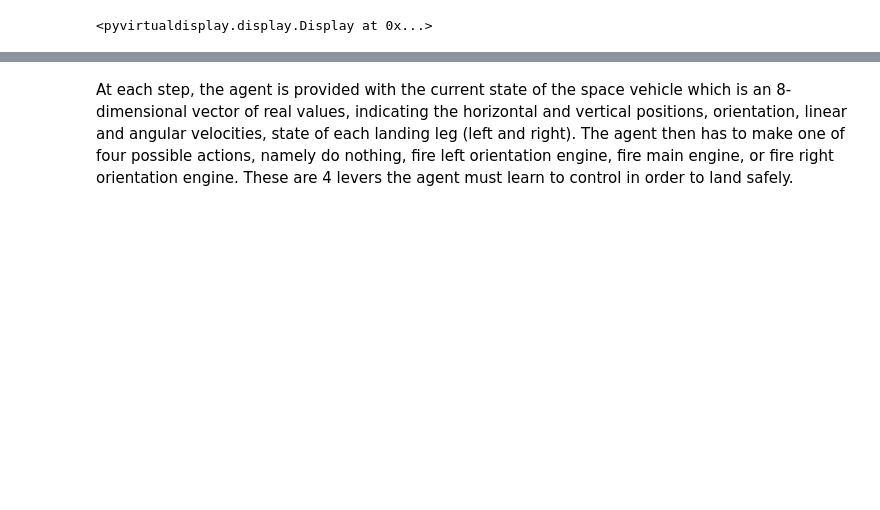
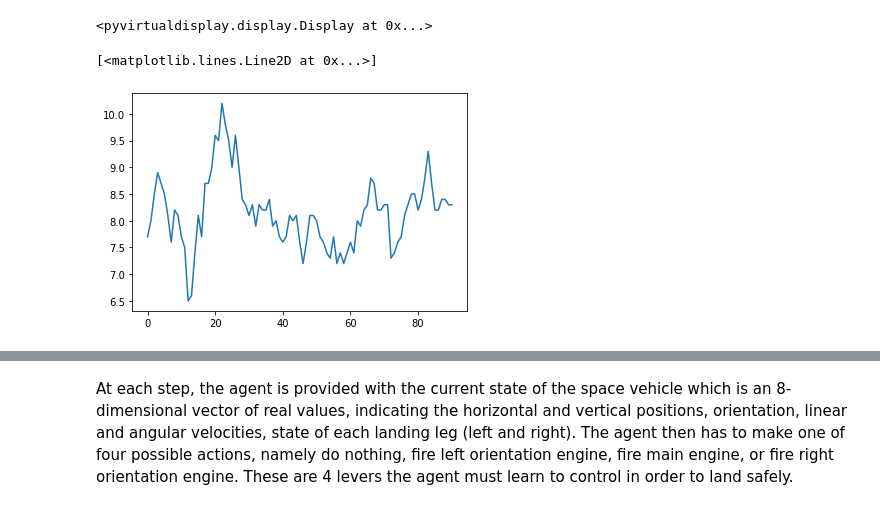
Before and after one commit to gvogiatzis/CS4740, a Jupyter notebook: CS4740_Lab_Week_07.ipynb, the cells around one changed output, grey strips where cells are left out. Cells and saved outputs as stored; diff of their text form; code cells hidden in the pictures; blank space fills up the shorter version.

```diff
--- a/CS4740_Lab_Week_07.ipynb
+++ b/CS4740_Lab_Week_07.ipynb
@@ -66,0 +56,40 @@ display.start()
+# %%
+alpha = 0.5
+gamma = 0.6
+epsilon = 1
+
+env = gym.make('Taxi-v3')
+
+from collections import defaultdict
+from random import random
+
+# Q = defaultdict(lambda: np.zeros(env.action_space.n))
+frames,rewards=[],[]
+num_of_episodes = 100
+# num_of_episodes = 2000
+for e in range(num_of_episodes):
+    # epsilon = max(0.01, 0.990*epsilon)
+    epsilon = 0.0
+    S = env.reset()
+    done=False
+    totalR=0
+    while not done:
+        A = env.action_space.sample() if random()<epsilon else Q[S].argmax()
+        S_new, R, done, _ = env.step(A)
+        totalR += R
+        if done:
+            target = R
+        else:
+            target = R + gamma * Q[S_new].max()
+        Q[S][A] += alpha * (target-Q[S][A])
+        S = S_new
+        frames.append(env.render(mode='ansi'))
+    rewards.append(totalR)
+env.close()
+
+rewards=np.array(rewards)
+avg_rewards = np.convolve(rewards, [0.1]*10,mode='valid')
+plt.plot(avg_rewards,'-')
+# %% [output]
+[<matplotlib.lines.Line2D at 0x...>]
+[figure, added]
```
Also changed, not shown: parts of 16 cells of this notebook.
